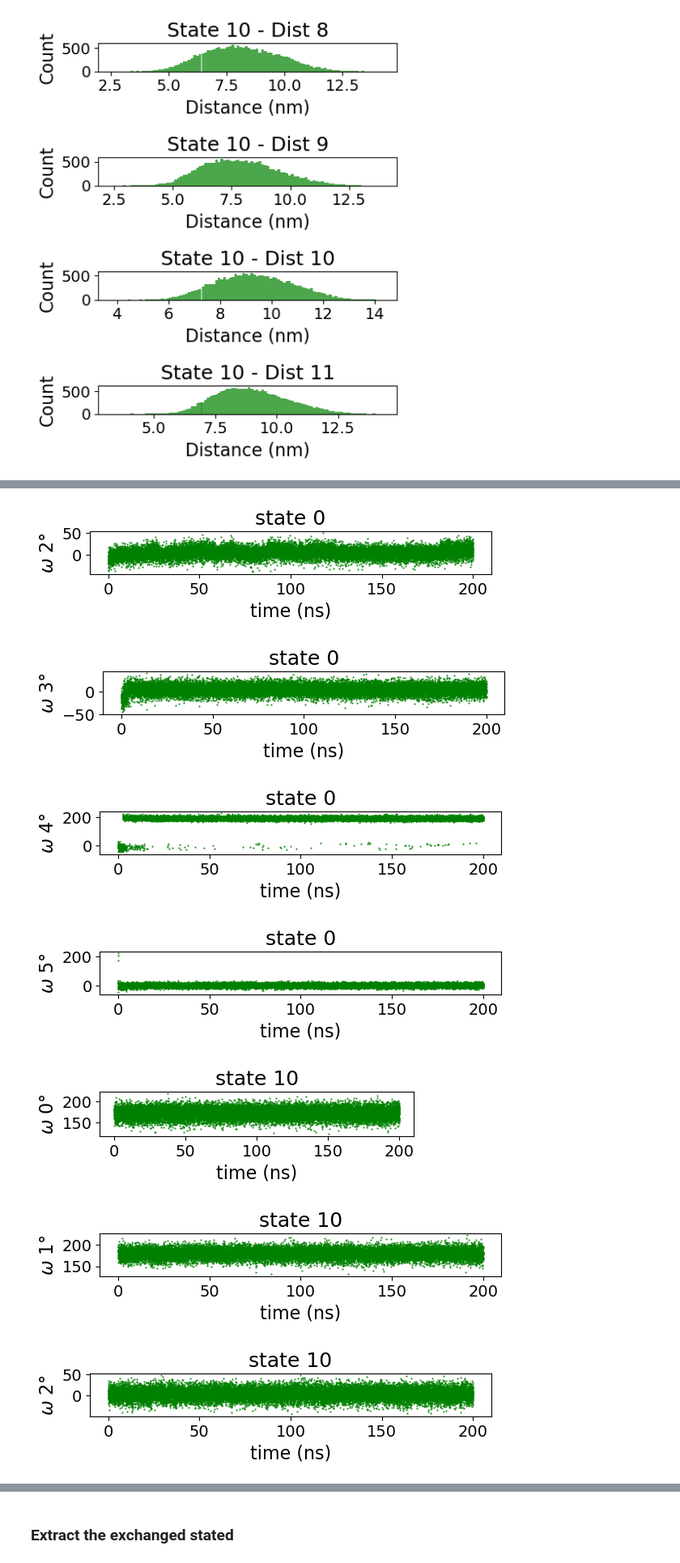
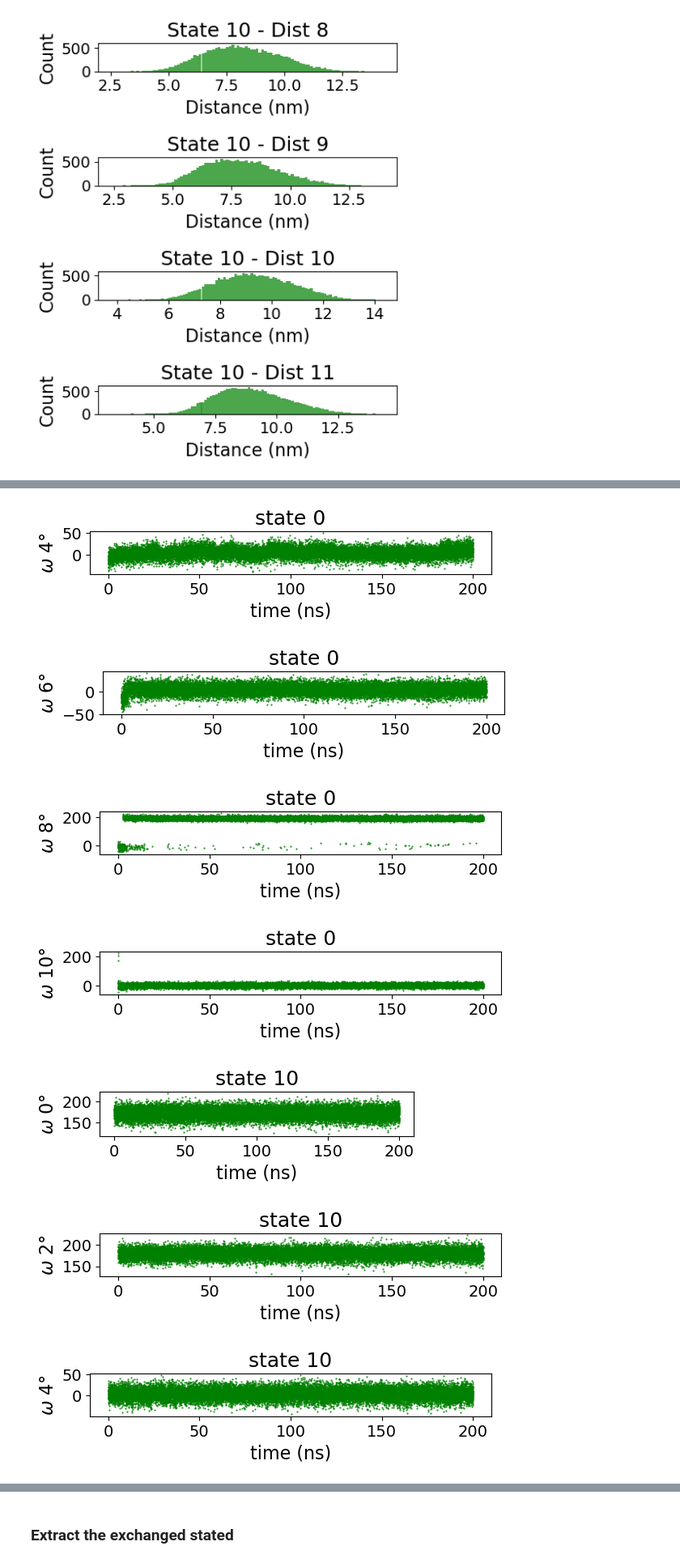
Before and after one commit to vvoelz/nspe-oligomers, a Jupyter notebook: peptoid/nspe_7_2/analysis/traj_analysis.ipynb, the cells around one changed output, grey strips where cells are left out. Shown at 81% size. Drawn from its saved outputs; the diff is of its cells as text; code cells hidden in the pictures.

```diff
--- a/peptoid/nspe_7_2/analysis/traj_analysis.ipynb
+++ b/peptoid/nspe_7_2/analysis/traj_analysis.ipynb
@@ -197,11 +204,17 @@ for i in [0, 10]:  # loop over selected replicas
 # Define omega dihedral indices, gromcas start from 1, while np start from 0
 gmx_dihedral_indices = np.array([
     [10, 11, 26, 44],
+    [11, 26, 44, 47],
     [44, 47, 49, 67],
+    [47, 49, 67, 70],
     [67, 70, 72, 90],
+    [70, 72, 90, 93],
     [90, 93, 95, 113],
+    [93, 95, 113, 116],
     [113, 116, 118, 136],
+    [116, 118, 136, 139],
     [136, 139, 141, 159],
+    [139, 141, 159, 162]
 ])
 
 omega_dihedral_indices = gmx_dihedral_indices - 1
@@ -282,43 +295,45 @@ state 10:, (20001, 6)
 # %%
-omega_all = (omega_all + 90.0) % 360.0 - 90.0
+#omega_all = (omega_all + 90.0) % 360.0 - 90.0
+
+# Apply wrapping only to the selected phi columns
+omega_all[:, :, residues_to_plot] = (omega_all[:, :, residues_to_plot] + 90.0) % 360.0 - 90.0
 
 start = 0
 nsnaps = omega_all.shape[1]
 nreps = omega_all.shape[0]
-residues_to_plot = [0, 1, 2, 3, 4, 5] #5
-print()
+residues_to_plot = np.arange(0, 12, 2).tolist()
 num_residues = len(residues_to_plot)
 
 ShowPlots = True
 
 # Set default font sizes globally
 plt.rc('font', size=16)         # controls default text sizes
 plt.rc('axes', titlesize=18)    # fontsize of the axes title
 plt.rc('axes', labelsize=16)    # fontsize of the x and y labels
 plt.rc('xtick', labelsize=14)   # fontsize of the tick labels
 plt.rc('ytick', labelsize=14)   # fontsize of the tick labels
 plt.rc('legend', fontsize=18)   # legend fontsize
 
 # Plot omega angles vs time for selected residues for each replica
 for i in [0, 10]:
     plt.figure(figsize=(5, 5))
     for panel, residue in enumerate(residues_to_plot, 1):
         plt.subplot(num_residues, 1, panel)
         t = np.arange(start, nsnaps) * 0.010  # Time axis in ns
         plt.plot(t, omega_all[i, start:nsnaps, residue], '.', ms=1, color='green')
         plt.xlabel('time (ns)')
         plt.ylabel(f'$\\omega$ {residue}°')
         plt.title(f'state {i}')
         #plt.tight_layout()
         plt.show()
     #plt.show()
 # %% [output]
 [figure]
 [figure]
 [figure]
 [figure]
 [figure]
-[figure, old version]
+[figure, new version]
 [figure]
 [figure]
 [figure]
```
Also changed, not shown: parts of 10 cells of this notebook.
